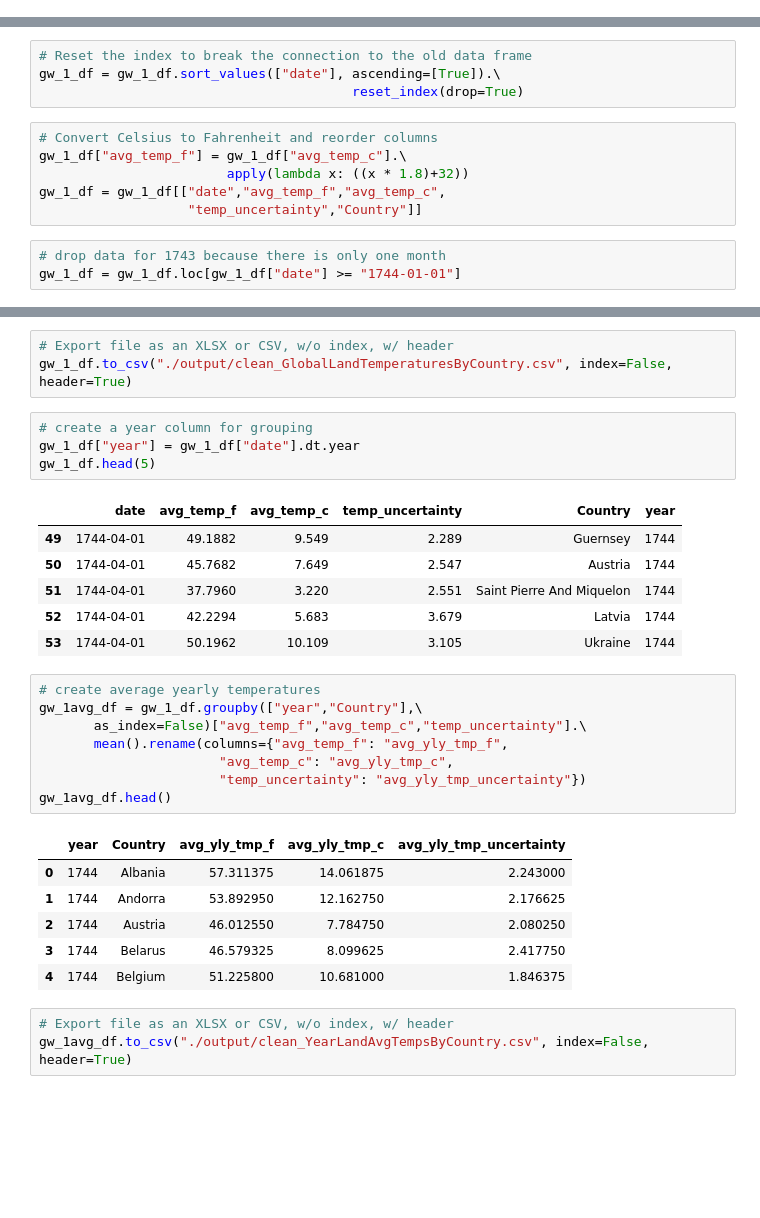
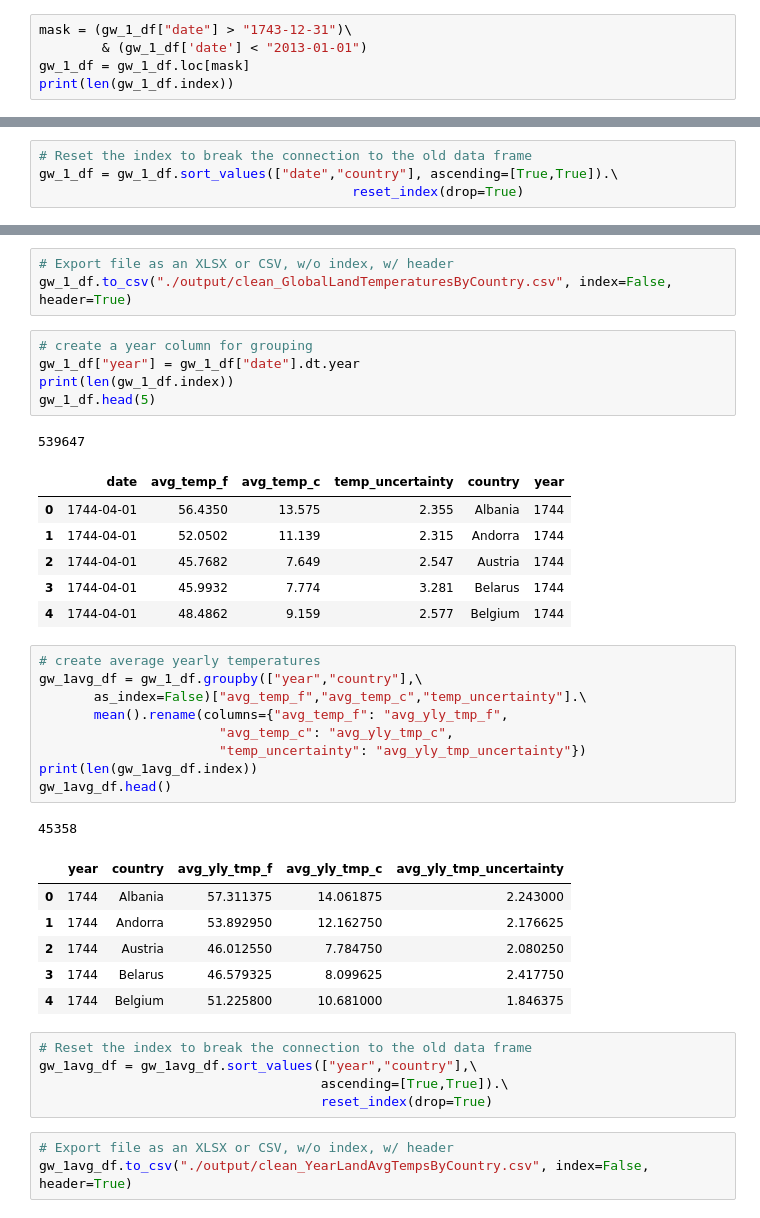
Before and after one commit to chrisg4github/Project-GW, a Jupyter notebook: GW_Data_Cleaning.ipynb, the cells around one changed output, grey strips where cells are left out. Saved outputs shown, nothing was run; the diff lists cells and outputs as text; blank space fills up the shorter version.

```diff
--- a/GW_Data_Cleaning.ipynb
+++ b/GW_Data_Cleaning.ipynb
@@ -66,0 +100,5 @@ gw_1_df = gw_1_df.rename(columns={'dt':'date',
+# %%
+mask = (gw_1_df["date"] > "1743-12-31")\
+        & (gw_1_df['date'] < "2013-01-01")
+gw_1_df = gw_1_df.loc[mask]
+print(len(gw_1_df.index))
@@ -67,13 +143,4 @@ gw_1_df = gw_1_df.rename(columns={'dt':'date',
 # %%
 # Reset the index to break the connection to the old data frame
-gw_1_df = gw_1_df.sort_values(["date"], ascending=[True]).\
+gw_1_df = gw_1_df.sort_values(["date","country"], ascending=[True,True]).\
                                         reset_index(drop=True)
-# %%
-# Convert Celsius to Fahrenheit and reorder columns
-gw_1_df["avg_temp_f"] = gw_1_df["avg_temp_c"].\
-                        apply(lambda x: ((x * 1.8)+32))
-gw_1_df = gw_1_df[["date","avg_temp_f","avg_temp_c",
-                   "temp_uncertainty","Country"]]
-# %%
-# drop data for 1743 because there is only one month
-gw_1_df = gw_1_df.loc[gw_1_df["date"] >= "1744-01-01"]
@@ -110,29 +150,38 @@ gw_1_df.to_csv("./output/clean_GlobalLandTemperaturesByCountry.csv", index=False
 # %%
 # create a year column for grouping
 gw_1_df["year"] = gw_1_df["date"].dt.year
+print(len(gw_1_df.index))
 gw_1_df.head(5)
 # %% [output]
+539647
-|  | date | avg_temp_f | avg_temp_c | temp_uncertainty | Country | year |
-| 49 | 1744-04-01 | 49.1882 | 9.549 | 2.289 | Guernsey | 1744 |
-| 50 | 1744-04-01 | 45.7682 | 7.649 | 2.547 | Austria | 1744 |
-| 51 | 1744-04-01 | 37.7960 | 3.220 | 2.551 | Saint Pierre And Miquelon | 1744 |
-| 52 | 1744-04-01 | 42.2294 | 5.683 | 3.679 | Latvia | 1744 |
-| 53 | 1744-04-01 | 50.1962 | 10.109 | 3.105 | Ukraine | 1744 |
+|  | date | avg_temp_f | avg_temp_c | temp_uncertainty | country | year |
+| 0 | 1744-04-01 | 56.4350 | 13.575 | 2.355 | Albania | 1744 |
+| 1 | 1744-04-01 | 52.0502 | 11.139 | 2.315 | Andorra | 1744 |
+| 2 | 1744-04-01 | 45.7682 | 7.649 | 2.547 | Austria | 1744 |
+| 3 | 1744-04-01 | 45.9932 | 7.774 | 3.281 | Belarus | 1744 |
+| 4 | 1744-04-01 | 48.4862 | 9.159 | 2.577 | Belgium | 1744 |
 # %%
 # create average yearly temperatures
-gw_1avg_df = gw_1_df.groupby(["year","Country"],\
+gw_1avg_df = gw_1_df.groupby(["year","country"],\
        as_index=False)["avg_temp_f","avg_temp_c","temp_uncertainty"].\
        mean().rename(columns={"avg_temp_f": "avg_yly_tmp_f",
                        "avg_temp_c": "avg_yly_tmp_c",
                        "temp_uncertainty": "avg_yly_tmp_uncertainty"})
+print(len(gw_1avg_df.index))
 gw_1avg_df.head()
 # %% [output]
+45358
-|  | year | Country | avg_yly_tmp_f | avg_yly_tmp_c | avg_yly_tmp_uncertainty |
+|  | year | country | avg_yly_tmp_f | avg_yly_tmp_c | avg_yly_tmp_uncertainty |
 | 0 | 1744 | Albania | 57.311375 | 14.061875 | 2.243000 |
 | 1 | 1744 | Andorra | 53.892950 | 12.162750 | 2.176625 |
 | 2 | 1744 | Austria | 46.012550 | 7.784750 | 2.080250 |
 | 3 | 1744 | Belarus | 46.579325 | 8.099625 | 2.417750 |
 | 4 | 1744 | Belgium | 51.225800 | 10.681000 | 1.846375 |
+# %%
+# Reset the index to break the connection to the old data frame
+gw_1avg_df = gw_1avg_df.sort_values(["year","country"],\
+                                    ascending=[True,True]).\
+                                    reset_index(drop=True)
 # %%
 # Export file as an XLSX or CSV, w/o index, w/ header
 gw_1avg_df.to_csv("./output/clean_YearLandAvgTempsByCountry.csv", index=False, header=True)
```
Also changed, not shown: parts of 32 cells of this notebook, 27 other files.
